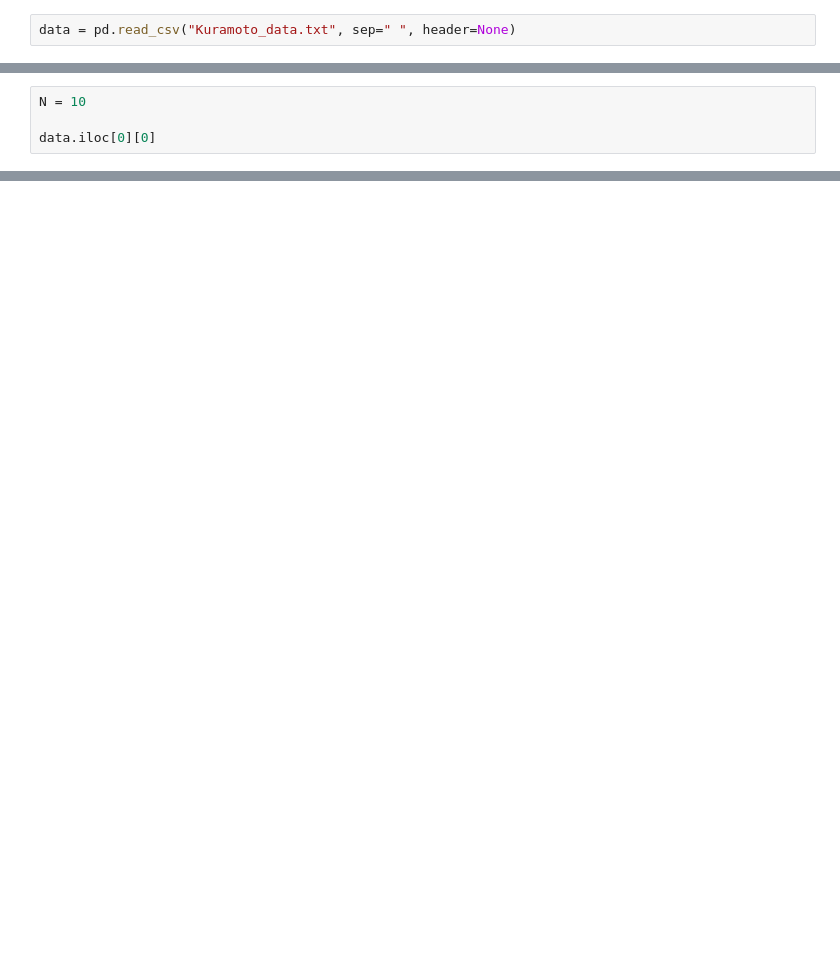
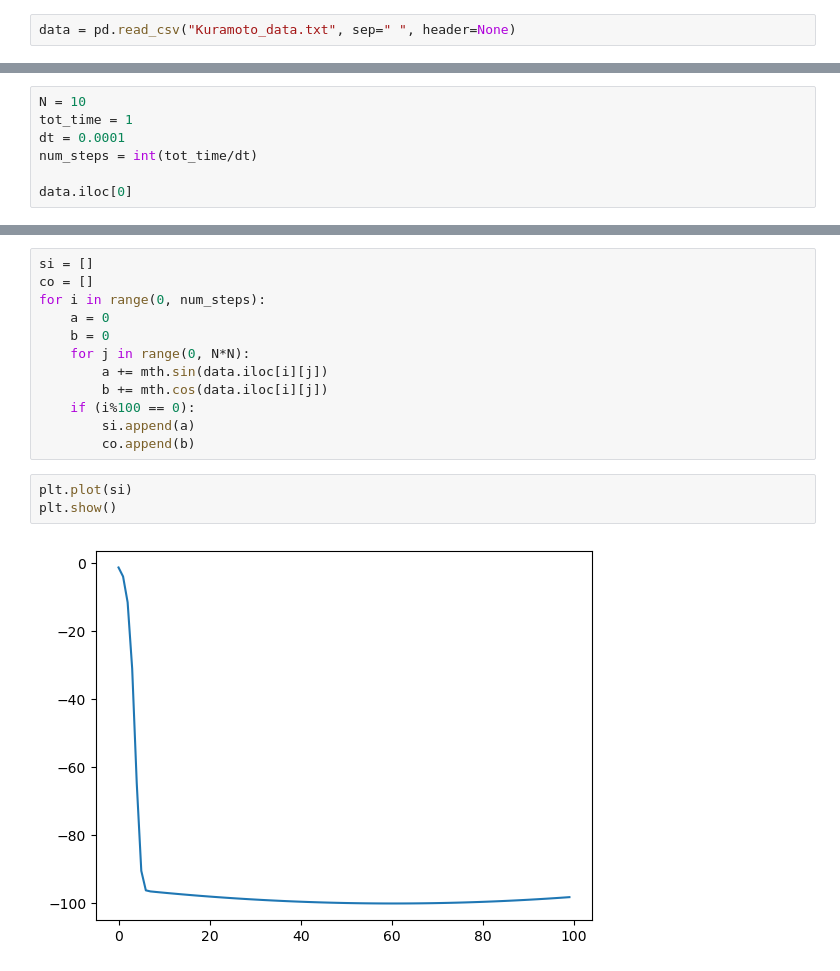
Before and after one commit to sdpmrya/IDC621-Term-paper-2, a Jupyter notebook: Untitled.ipynb, the cells around one changed output, grey strips where cells are left out. Cells and saved outputs as stored; diff of their text form; blank space fills up the shorter version.

```diff
--- a/Untitled.ipynb
+++ b/Untitled.ipynb
@@ -22,6 +23,9 @@ data
 10000 rows × 101 columns
 # %%
 N = 10
+tot_time = 1
+dt = 0.0001
+num_steps = int(tot_time/dt)
 
-data.iloc[0][0]
+data.iloc[0]
 # %% [output]
@@ -28,0 +44,17 @@ data.iloc[0][0]
+# %%
+si = []
+co = []
+for i in range(0, num_steps):
+    a = 0
+    b = 0
+    for j in range(0, N*N):
+        a += mth.sin(data.iloc[i][j])
+        b += mth.cos(data.iloc[i][j])
+    if (i%100 == 0):
+        si.append(a)
+        co.append(b)
+# %%
+plt.plot(si)
+plt.show()
+# %% [output]
+[figure, added]
```
Also changed, not shown: parts of 4 cells of this notebook, 3 other files.
